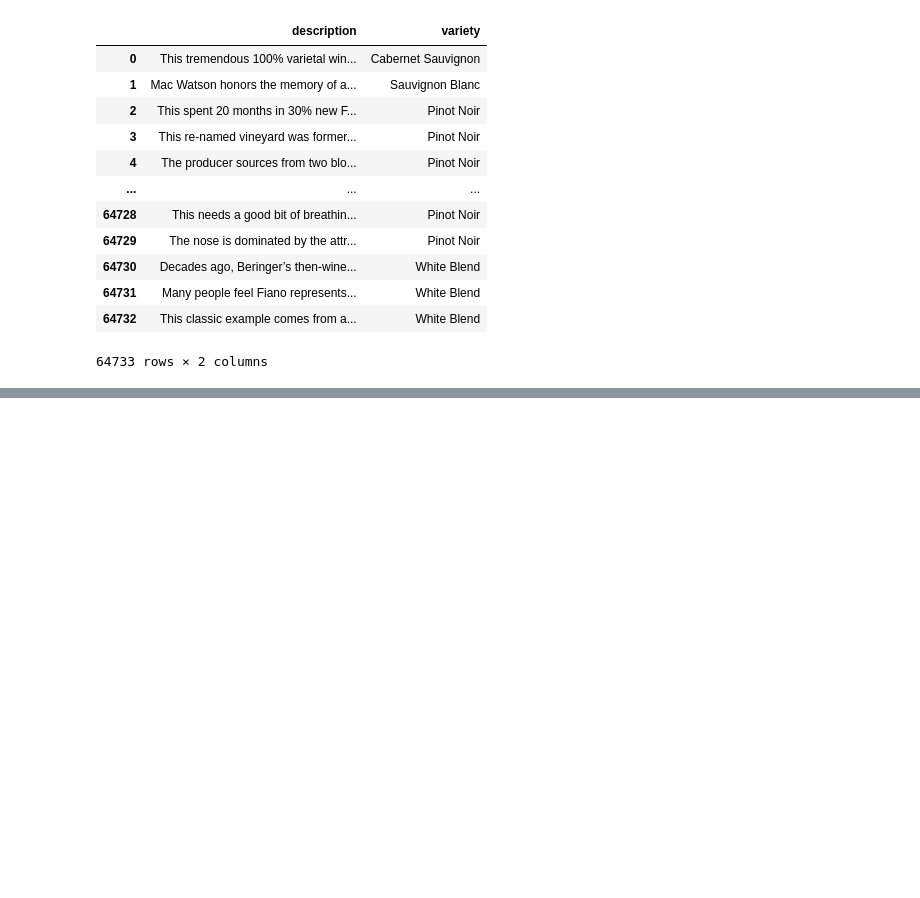
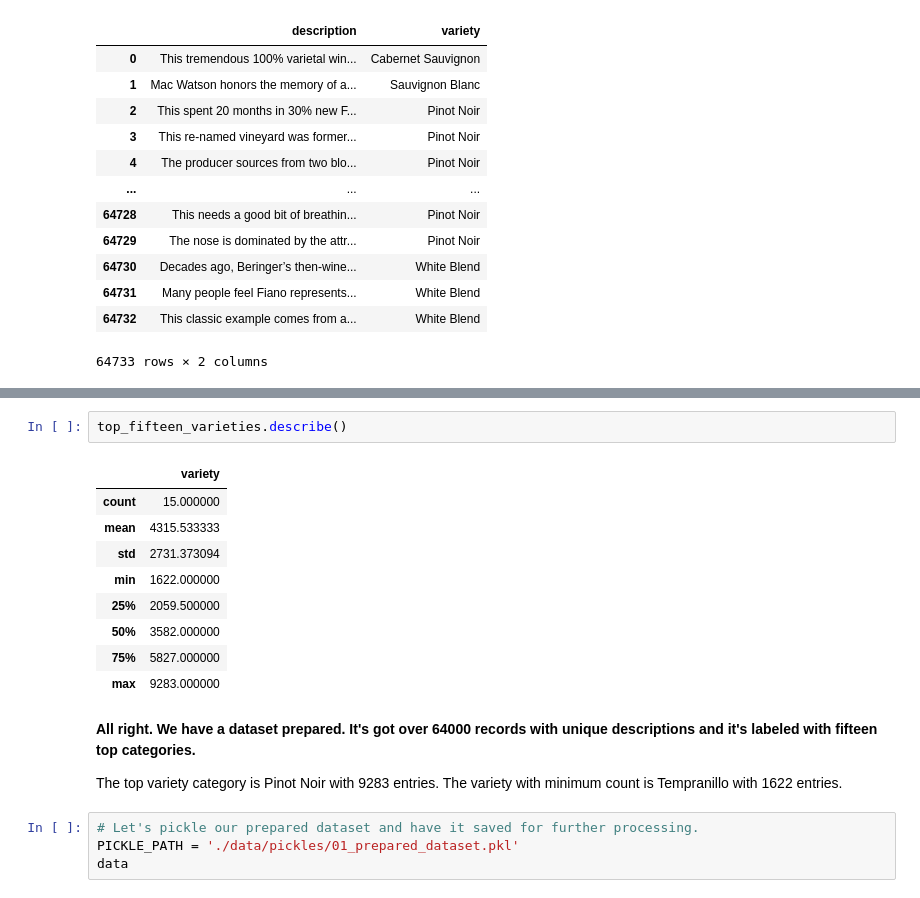
Before and after one commit to ADV-111/wine_review_multiclass_classification, a Jupyter notebook: 01_Data_Cleaning.ipynb, the cells around one changed output, grey strips where cells are left out. Drawn from its saved outputs; the diff is of its cells as text; blank space fills up the shorter version.

Commit message:
Finished first step - dataset prepared and pickled

```diff
--- a/01_Data_Cleaning.ipynb
+++ b/01_Data_Cleaning.ipynb
@@ -191,0 +210,20 @@ data_top_15
+# %%
+top_fifteen_varieties.describe()
+# %% [output]
+|  | variety |
+| count | 15.000000 |
+| mean | 4315.533333 |
+| std | 2731.373094 |
+| min | 1622.000000 |
+| 25% | 2059.500000 |
+| 50% | 3582.000000 |
+| 75% | 5827.000000 |
+| max | 9283.000000 |
+# %% [markdown]
+**All right. We have a dataset prepared. It's got over 64000 records with unique descriptions and it's labeled with fifteen top categories.**
+
+The top variety category is Pinot Noir with 9283 entries. The variety with minimum count is Tempranillo with 1622 entries.
+# %%
+# Let's pickle our prepared dataset and have it saved for further processing.
+PICKLE_PATH = './data/pickles/01_prepared_dataset.pkl'
+data
```
Also changed, not shown: parts of 8 cells of this notebook, 3 other files.
